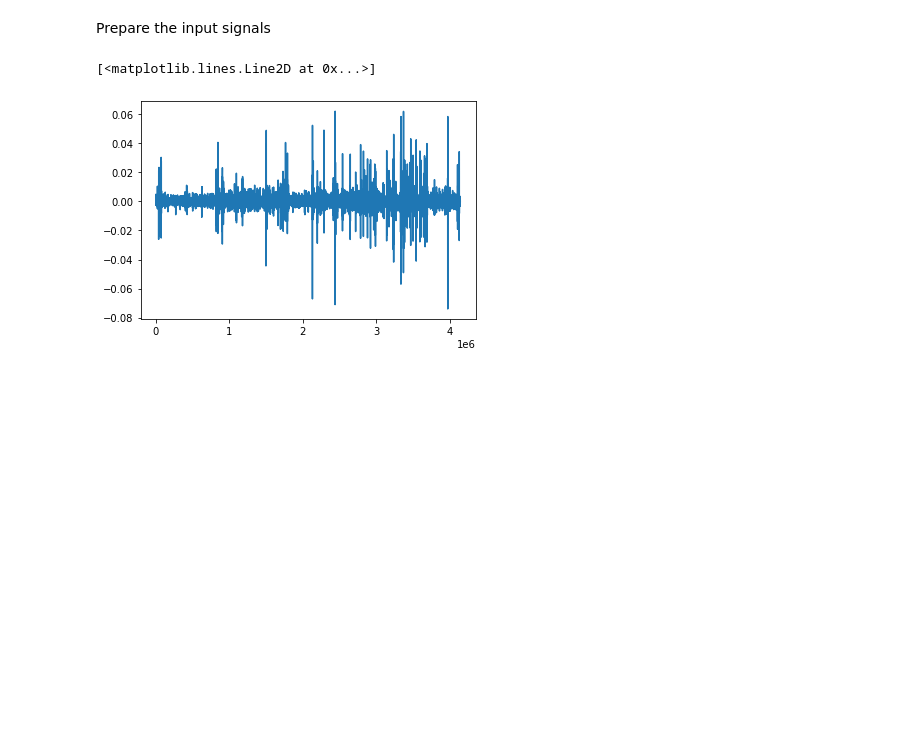
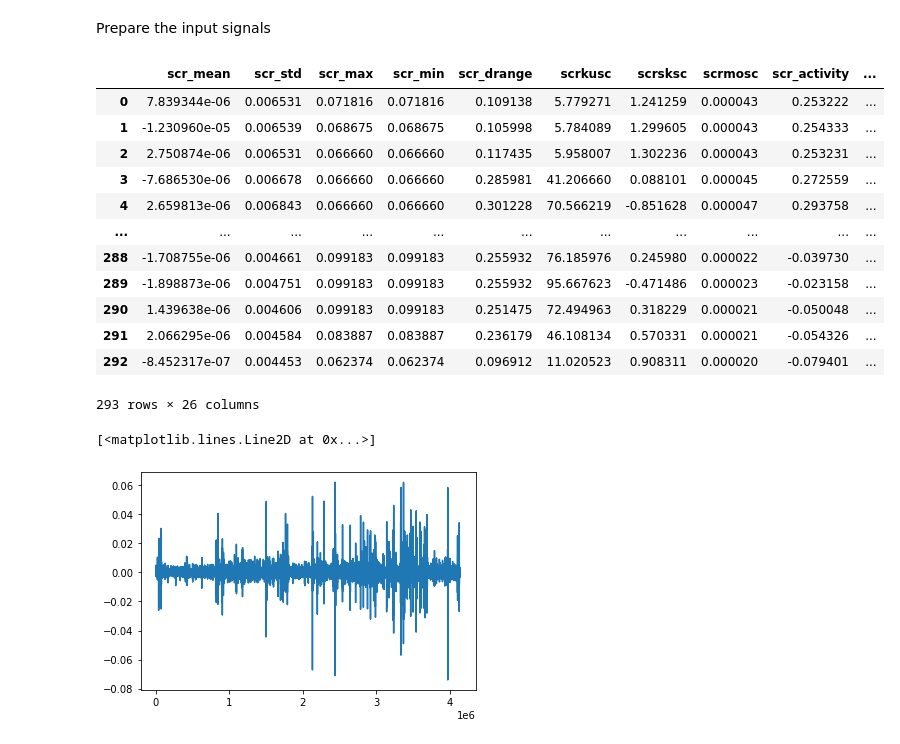
Before and after one commit to obss/BIOBSS, a Jupyter notebook: example.ipynb, the cells around one changed output. Saved outputs shown, nothing was run; the diff lists cells and outputs as text; code cells hidden in the pictures; blank space fills up the shorter version.

```diff
--- a/example.ipynb
+++ b/example.ipynb
@@ -20,3 +20,5 @@ EDA_Wrist=data['signal']['wrist']['EDA']
 sr_chest=700
 sr_wrist=4
 EDA_Chest=EDA_Chest.flatten()
+# %%
+eda_win=biobss.signaltools.naive_segment(EDA_Chest,window_size=60,overlap_size=20,sampling_rate=700)
@@ -23,3 +27,19 @@ EDA_Chest=EDA_Chest.flatten()
+# %%
+serial_features=biobss.edatools.feature_extraction.from_windows(eda_win,sr=700,)
+# %% [output]
+|  | scr_mean | scr_std | scr_max | scr_min | scr_drange | scrkusc | scrsksc | scrmosc | scr_activity | ... |
+| 0 | 7.839344e-06 | 0.006531 | 0.071816 | 0.071816 | 0.109138 | 5.779271 | 1.241259 | 0.000043 | 0.253222 | ... |
+| 1 | -1.230960e-05 | 0.006539 | 0.068675 | 0.068675 | 0.105998 | 5.784089 | 1.299605 | 0.000043 | 0.254333 | ... |
+| 2 | 2.750874e-06 | 0.006531 | 0.066660 | 0.066660 | 0.117435 | 5.958007 | 1.302236 | 0.000043 | 0.253231 | ... |
+| 3 | -7.686530e-06 | 0.006678 | 0.066660 | 0.066660 | 0.285981 | 41.206660 | 0.088101 | 0.000045 | 0.272559 | ... |
+| 4 | 2.659813e-06 | 0.006843 | 0.066660 | 0.066660 | 0.301228 | 70.566219 | -0.851628 | 0.000047 | 0.293758 | ... |
+| ... | ... | ... | ... | ... | ... | ... | ... | ... | ... | ... |
+| 288 | -1.708755e-06 | 0.004661 | 0.099183 | 0.099183 | 0.255932 | 76.185976 | 0.245980 | 0.000022 | -0.039730 | ... |
+| 289 | -1.898873e-06 | 0.004751 | 0.099183 | 0.099183 | 0.255932 | 95.667623 | -0.471486 | 0.000023 | -0.023158 | ... |
+| 290 | 1.439638e-06 | 0.004606 | 0.099183 | 0.099183 | 0.251475 | 72.494963 | 0.318229 | 0.000021 | -0.050048 | ... |
+| 291 | 2.066295e-06 | 0.004584 | 0.083887 | 0.083887 | 0.236179 | 46.108134 | 0.570331 | 0.000021 | -0.054326 | ... |
+| 292 | -8.452317e-07 | 0.004453 | 0.062374 | 0.062374 | 0.096912 | 11.020523 | 0.908311 | 0.000020 | -0.079401 | ... |
+293 rows × 26 columns
 # %%
 dat=biobss.edatools.eda_decompose(EDA_Chest,700,method='bandpass')
 # %%
```
Also changed, not shown: parts of 4 cells of this notebook, 6 other files.
